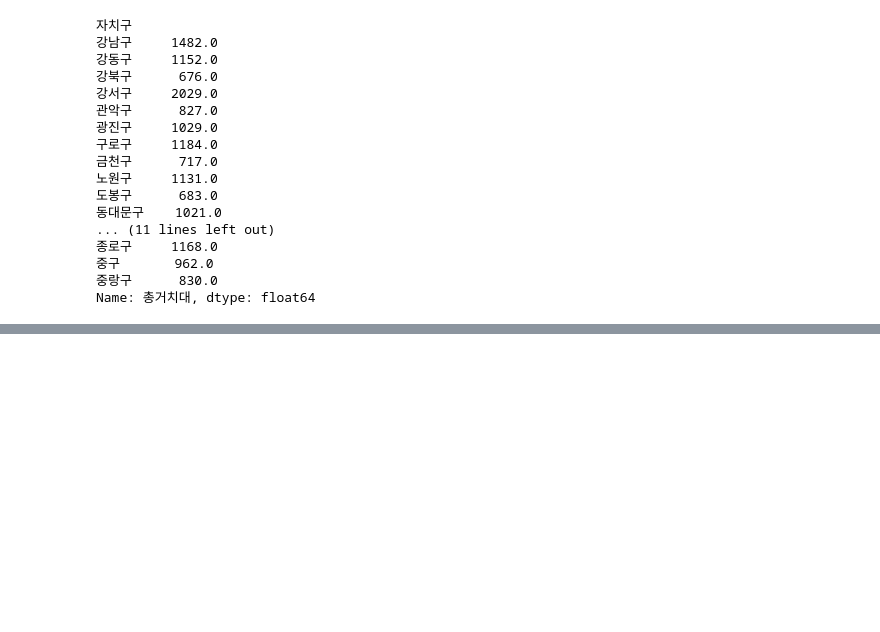
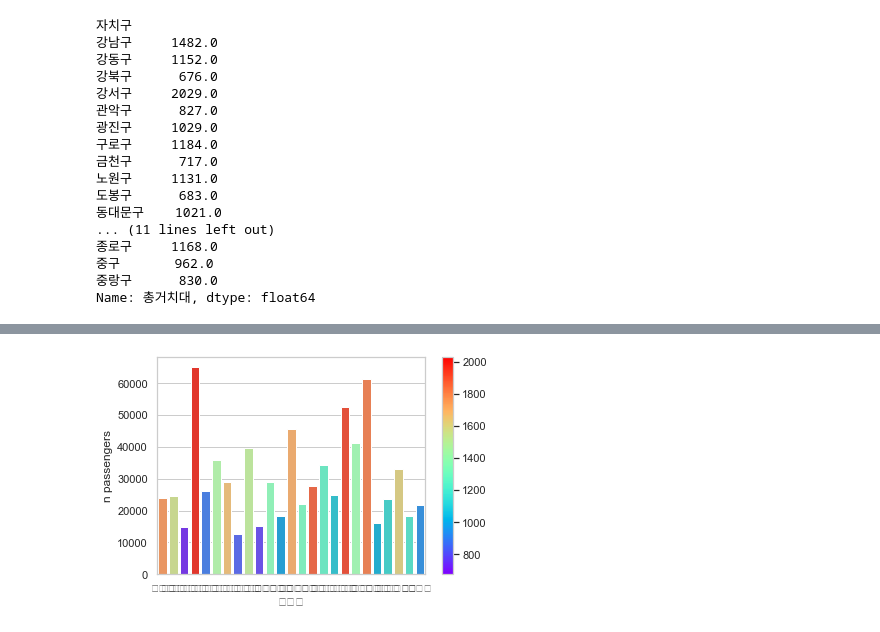
Before and after one commit to Daikoku1/-, a Jupyter notebook: 따릉이분석.ipynb, the cells around one changed output, grey strips where cells are left out. Saved outputs shown, nothing was run; the diff lists cells and outputs as text; code cells hidden in the pictures; blank space fills up the shorter version.

```diff
--- a/따릉이분석.ipynb
+++ b/따릉이분석.ipynb
@@ -91,0 +187,3 @@ seoul_sgg_stat.head()
+# %%
+t_data = pd.merge(data, df, left_on = '대여소번호', right_on = '대여소\n번호', how = 'left')
+t_data.head()
@@ -91,0 +218,4 @@ seoul_sgg_stat.head()
+# %%
+print(len(t_data))
+t_data =t_data.dropna()
+print(len(t_data))
@@ -91,0 +225,3 @@ seoul_sgg_stat.head()
+# %%
+res2 = t_data.groupby('자치구')[['이용건수']].sum()
+res2
@@ -91,0 +247,3 @@ seoul_sgg_stat.head()
+# %%
+res2 = pd.merge(count_by_pop, res2, left_index = True, right_index = True)
+res2.head()
@@ -91,0 +279,18 @@ seoul_sgg_stat.head()
+# %%
+import matplotlib.pyplot as plt
+import seaborn as sns
+
+norm = plt.Normalize(res2['총거치대'].min(), res2['총거치대'].max())
+sm = plt.cm.ScalarMappable(cmap="rainbow", norm=norm)
+sm.set_array([])
+
+ax = sns.barplot(x = res2.index, y = res2['이용건수'],
+                hue = res2['총거치대'], palette='rainbow', dodge=False)
+
+ax.set_ylabel('n passengers')
+ax.get_legend().remove()
+ax.figure.colorbar(sm)
+
+plt.show()
+# %% [output]
+[figure, added]
```
Also changed, not shown: parts of 25 cells of this notebook.
